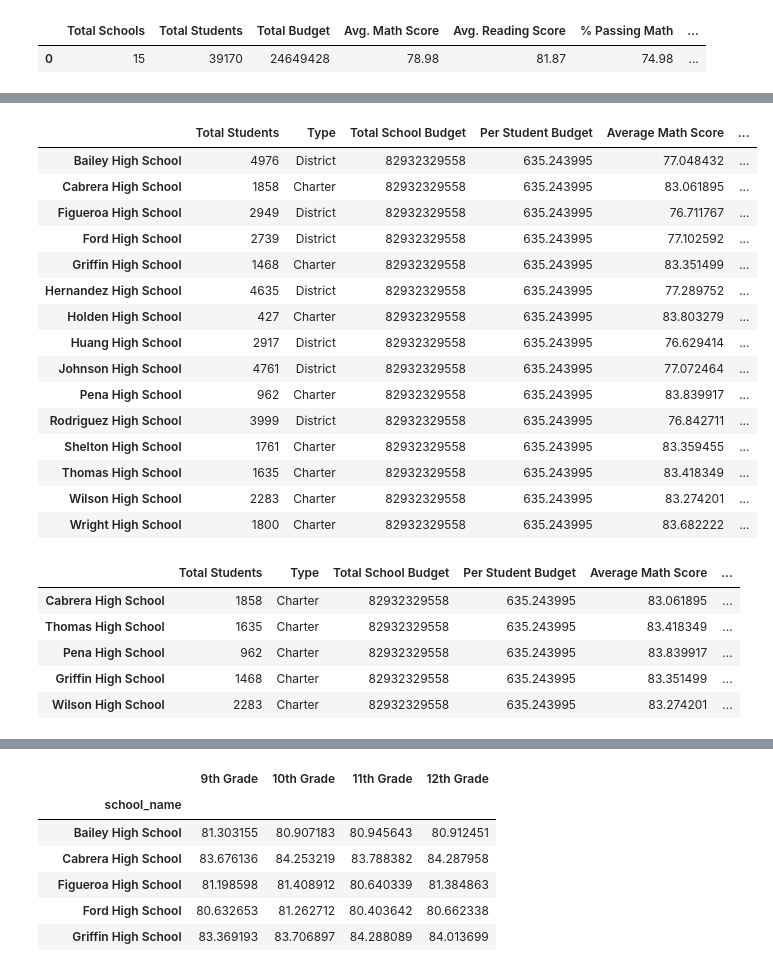
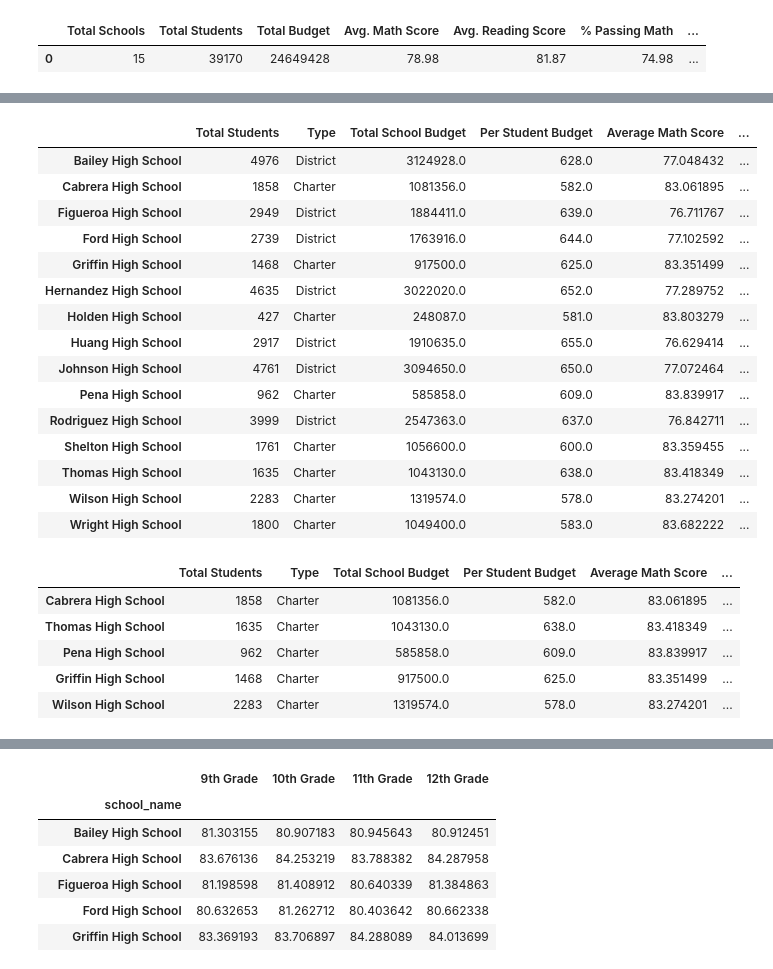
Before and after one commit to 1davegalloway/SchoolDistrictAnalysis, a Jupyter notebook: Sch.District.Analysis.ipynb, the cells around one changed output, grey strips where cells are left out. Drawn from its saved outputs; the diff is of its cells as text; code cells hidden in the pictures.

```diff
--- a/Sch.District.Analysis.ipynb
+++ b/Sch.District.Analysis.ipynb
@@ -132,4 +136,19 @@ dist
 # School Summary
 # Create an overview table that summarizes key metrics about each school, including:
 # School Name, type, size, budget...
-school_data.loc[:15, ["school_name", "type", "size", "budget"]]
+# school_data.loc[:15, ["school_name", "type", "size", "budget"]]
+SchoolTypes = school_data.set_index(["school_name"])['type']
+
+
+PerSchoolCounts = school_data_complete["school_name"].value_counts()
+#PerSchoolCounts
+
+
+
+# Total School Budget
+TotalSchoolBudget = school_data_complete.groupby(["school_name"]).mean()["budget"]
+# TotalSchoolBudget
+
+PerStudentCapa = TotalSchoolBudget/PerSchoolCounts
+# PerStudentCapa
+# # Calc per student budget:
@@ -163,60 +155,60 @@ perstubudg = totsbudg/stusperschool
 # %%
-schoolcounts = school_data_complete['school_name'].value_counts()
+#Create a new column that calcs (and titles) the per school data and student budget for each school?
+# school_data['Per Student Budget'] = school_data['budget']/school_data['size']
 
-school_types = school_data.set_index(["school_name"])["type"]
 # Average Math Score
 eachschoolsmath = school_data_complete.groupby(["school_name"]).mean()["math_score"]
 
 # Average Reading Score
 eachschoolsread = school_data_complete.groupby(["school_name"]).mean()["reading_score"]
 
 # % Passing Math
 stuspassmt = school_data_complete[(school_data_complete["math_score"] >= 70)]
 # stuspassmt
-sclpassmt = stuspassmt.groupby(["school_name"]).count()["student_name"]/schoolcounts*100
+sclpassmt = stuspassmt.groupby(["school_name"]).count()["student_name"]/PerSchoolCounts*100
 
 # % Passing Reading
 stuspassrd = school_data_complete[(school_data_complete["reading_score"] >= 70)]
 
-sclpassrd = stuspassrd.groupby(["school_name"]).count()["student_name"]/schoolcounts*100
+sclpassrd = stuspassrd.groupby(["school_name"]).count()["student_name"]/PerSchoolCounts*100
 
 
 # Overall Passing Rate (Average of the above two)
 
 overpassrt = (sclpassrd + sclpassmt)/2
 
 
 # Create a dataframe to hold the above results
-SchoolSummarydf = pd.DataFrame({"Total Students": schoolcounts,
-                                "Type": school_types,
-                                "Total School Budget": totsbudg,
-                                "Per Student Budget": perstubudg,
+SchoolSummarydf = pd.DataFrame({"Total Students": PerSchoolCounts,
+                                "Type": SchoolTypes,
+                                "Total School Budget": TotalSchoolBudget,
+                                "Per Student Budget": PerStudentCapa,
                                 "Average Math Score": eachschoolsmath,
                                 "Average Reading Score": eachschoolsread,
                                 "% Passing Math": sclpassmt,
                                 "% Passing Reading": sclpassrd,
                                 "Overall Passing Rate": overpassrt })
 
 
 SchoolSummarydf = SchoolSummarydf[["Total Students", "Type", "Total School Budget", "Per Student Budget", "Average Math Score", "Average Reading Score", "% Passing Math", "% Passing Reading", "Overall Passing Rate"]]
 SchoolSummarydf
 # %% [output]
 |  | Total Students | Type | Total School Budget | Per Student Budget | Average Math Score | ... |
-| Bailey High School | 4976 | District | 82932329558 | 635.243995 | 77.048432 | ... |
-| Cabrera High School | 1858 | Charter | 82932329558 | 635.243995 | 83.061895 | ... |
-| Figueroa High School | 2949 | District | 82932329558 | 635.243995 | 76.711767 | ... |
-| Ford High School | 2739 | District | 82932329558 | 635.243995 | 77.102592 | ... |
-| Griffin High School | 1468 | Charter | 82932329558 | 635.243995 | 83.351499 | ... |
-| Hernandez High School | 4635 | District | 82932329558 | 635.243995 | 77.289752 | ... |
-| Holden High School | 427 | Charter | 82932329558 | 635.243995 | 83.803279 | ... |
-| Huang High School | 2917 | District | 82932329558 | 635.243995 | 76.629414 | ... |
-| Johnson High School | 4761 | District | 82932329558 | 635.243995 | 77.072464 | ... |
-| Pena High School | 962 | Charter | 82932329558 | 635.243995 | 83.839917 | ... |
-| Rodriguez High School | 3999 | District | 82932329558 | 635.243995 | 76.842711 | ... |
-| Shelton High School | 1761 | Charter | 82932329558 | 635.243995 | 83.359455 | ... |
-| Thomas High School | 1635 | Charter | 82932329558 | 635.243995 | 83.418349 | ... |
-| Wilson High School | 2283 | Charter | 82932329558 | 635.243995 | 83.274201 | ... |
-| Wright High School | 1800 | Charter | 82932329558 | 635.243995 | 83.682222 | ... |
+| Bailey High School | 4976 | District | 3124928.0 | 628.0 | 77.048432 | ... |
+| Cabrera High School | 1858 | Charter | 1081356.0 | 582.0 | 83.061895 | ... |
+| Figueroa High School | 2949 | District | 1884411.0 | 639.0 | 76.711767 | ... |
+| Ford High School | 2739 | District | 1763916.0 | 644.0 | 77.102592 | ... |
+| Griffin High School | 1468 | Charter | 917500.0 | 625.0 | 83.351499 | ... |
+| Hernandez High School | 4635 | District | 3022020.0 | 652.0 | 77.289752 | ... |
+| Holden High School | 427 | Charter | 248087.0 | 581.0 | 83.803279 | ... |
+| Huang High School | 2917 | District | 1910635.0 | 655.0 | 76.629414 | ... |
+| Johnson High School | 4761 | District | 3094650.0 | 650.0 | 77.072464 | ... |
+| Pena High School | 962 | Charter | 585858.0 | 609.0 | 83.839917 | ... |
+| Rodriguez High School | 3999 | District | 2547363.0 | 637.0 | 76.842711 | ... |
+| Shelton High School | 1761 | Charter | 1056600.0 | 600.0 | 83.359455 | ... |
+| Thomas High School | 1635 | Charter | 1043130.0 | 638.0 | 83.418349 | ... |
+| Wilson High School | 2283 | Charter | 1319574.0 | 578.0 | 83.274201 | ... |
+| Wright High School | 1800 | Charter | 1049400.0 | 583.0 | 83.682222 | ... |
 # %%
 # Sort and display the top five schools in overall passing rate
 topoverall = SchoolSummarydf.sort_values("Overall Passing Rate", ascending=False)
@@ -224,11 +216,11 @@ topoverall = SchoolSummarydf.sort_values("Overall Passing Rate", ascending=False
 topoverall.head()
 # %% [output]
 |  | Total Students | Type | Total School Budget | Per Student Budget | Average Math Score | ... |
-| Cabrera High School | 1858 | Charter | 82932329558 | 635.243995 | 83.061895 | ... |
-| Thomas High School | 1635 | Charter | 82932329558 | 635.243995 | 83.418349 | ... |
-| Pena High School | 962 | Charter | 82932329558 | 635.243995 | 83.839917 | ... |
-| Griffin High School | 1468 | Charter | 82932329558 | 635.243995 | 83.351499 | ... |
-| Wilson High School | 2283 | Charter | 82932329558 | 635.243995 | 83.274201 | ... |
+| Cabrera High School | 1858 | Charter | 1081356.0 | 582.0 | 83.061895 | ... |
+| Thomas High School | 1635 | Charter | 1043130.0 | 638.0 | 83.418349 | ... |
+| Pena High School | 962 | Charter | 585858.0 | 609.0 | 83.839917 | ... |
+| Griffin High School | 1468 | Charter | 917500.0 | 625.0 | 83.351499 | ... |
+| Wilson High School | 2283 | Charter | 1319574.0 | 578.0 | 83.274201 | ... |
 # %%
 #Sort and display the five worst-performing schools
 lowoverall = SchoolSummarydf.sort_values("Overall Passing Rate")
```
Also changed, not shown: parts of 12 cells of this notebook, 1 other file.
